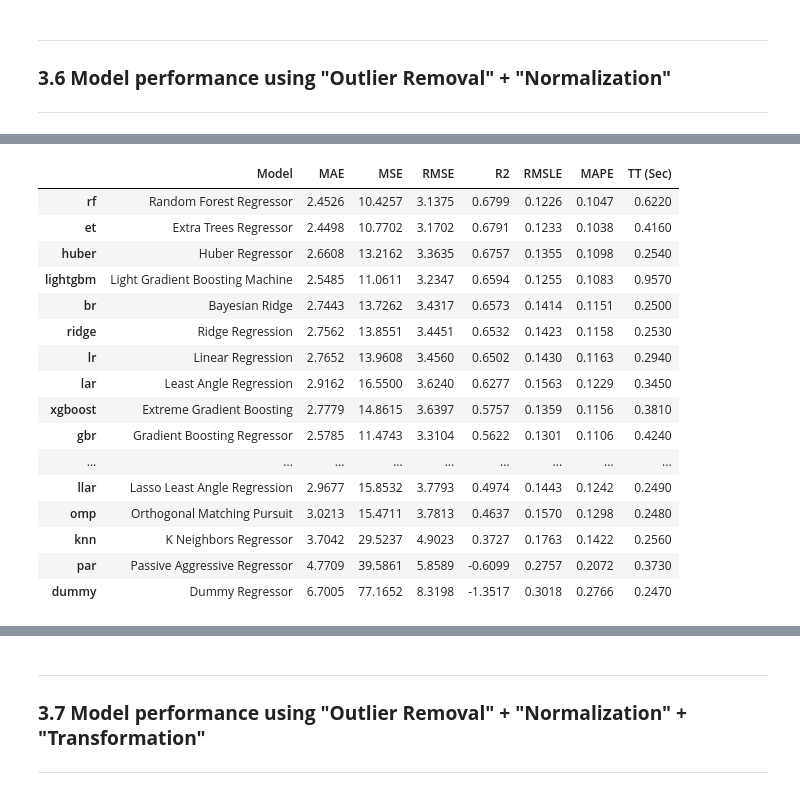
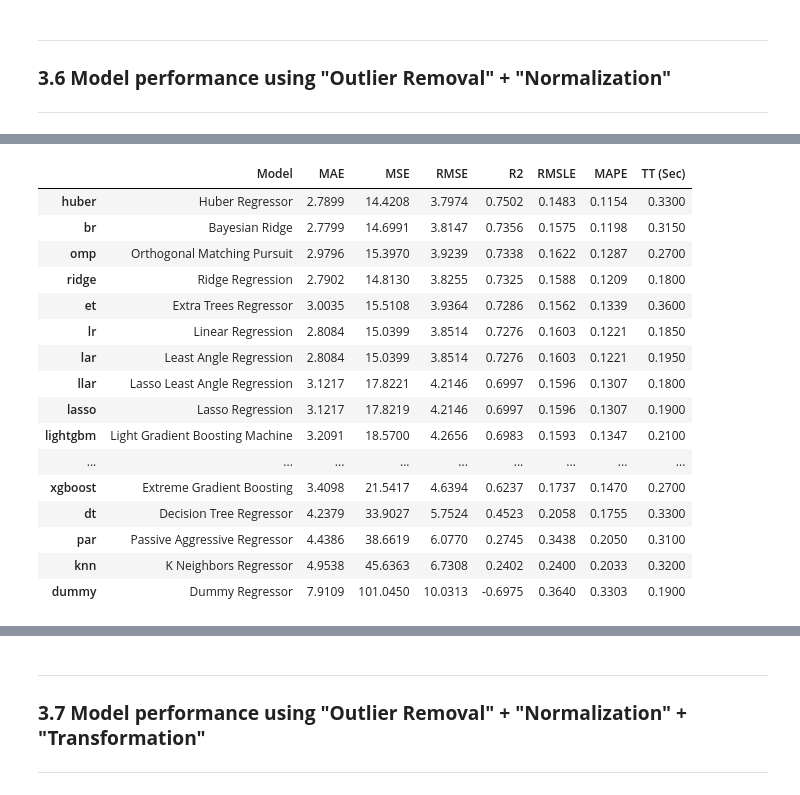
Before and after one commit to psrana/Machine-Learning-using-PyCaret, a Jupyter notebook: 01_Regression.ipynb, the cells around one changed output, grey strips where cells are left out. Drawn from its saved outputs; the diff is of its cells as text; code cells hidden in the pictures.

```diff
--- a/01_Regression.ipynb
+++ b/01_Regression.ipynb
@@ -386,29 +488,42 @@ cm = compare_models()
 ### **3.6 Model performance using "Outlier Removal" + "Normalization"**
 ---
 # %%
-setup(data = bostonDataSet, target = 'medv',
-      remove_outliers = True, outliers_threshold = 0.05,
-      normalize = True, normalize_method = 'zscore', data_split_shuffle = False, verbose=False)
+from pycaret.datasets import get_data
+from pycaret.regression import *
+myDataSet = get_data("boston", verbose = False)
+
+setup(data = myDataSet, target = 'medv',
+      remove_outliers = True,
+      outliers_threshold = 0.05,
+      normalize = True,
+      normalize_method = 'zscore',
+      data_split_shuffle = False,
+      fold = 2,
+      verbose = False)
+
 cm = compare_models()
+
+
+# Question: Does order of the data preprocessing matters ???
 # %% [output]
 [interactive output not drawn]
 |  | Model | MAE | MSE | RMSE | R2 | RMSLE | MAPE | TT (Sec) |
-| rf | Random Forest Regressor | 2.4526 | 10.4257 | 3.1375 | 0.6799 | 0.1226 | 0.1047 | 0.6220 |
-| et | Extra Trees Regressor | 2.4498 | 10.7702 | 3.1702 | 0.6791 | 0.1233 | 0.1038 | 0.4160 |
-| huber | Huber Regressor | 2.6608 | 13.2162 | 3.3635 | 0.6757 | 0.1355 | 0.1098 | 0.2540 |
-| lightgbm | Light Gradient Boosting Machine | 2.5485 | 11.0611 | 3.2347 | 0.6594 | 0.1255 | 0.1083 | 0.9570 |
-| br | Bayesian Ridge | 2.7443 | 13.7262 | 3.4317 | 0.6573 | 0.1414 | 0.1151 | 0.2500 |
-| ridge | Ridge Regression | 2.7562 | 13.8551 | 3.4451 | 0.6532 | 0.1423 | 0.1158 | 0.2530 |
-| lr | Linear Regression | 2.7652 | 13.9608 | 3.4560 | 0.6502 | 0.1430 | 0.1163 | 0.2940 |
-| lar | Least Angle Regression | 2.9162 | 16.5500 | 3.6240 | 0.6277 | 0.1563 | 0.1229 | 0.3450 |
-| xgboost | Extreme Gradient Boosting | 2.7779 | 14.8615 | 3.6397 | 0.5757 | 0.1359 | 0.1156 | 0.3810 |
-| gbr | Gradient Boosting Regressor | 2.5785 | 11.4743 | 3.3104 | 0.5622 | 0.1301 | 0.1106 | 0.4240 |
+| huber | Huber Regressor | 2.7899 | 14.4208 | 3.7974 | 0.7502 | 0.1483 | 0.1154 | 0.3300 |
+| br | Bayesian Ridge | 2.7799 | 14.6991 | 3.8147 | 0.7356 | 0.1575 | 0.1198 | 0.3150 |
+| omp | Orthogonal Matching Pursuit | 2.9796 | 15.3970 | 3.9239 | 0.7338 | 0.1622 | 0.1287 | 0.2700 |
+| ridge | Ridge Regression | 2.7902 | 14.8130 | 3.8255 | 0.7325 | 0.1588 | 0.1209 | 0.1800 |
+| et | Extra Trees Regressor | 3.0035 | 15.5108 | 3.9364 | 0.7286 | 0.1562 | 0.1339 | 0.3600 |
+| lr | Linear Regression | 2.8084 | 15.0399 | 3.8514 | 0.7276 | 0.1603 | 0.1221 | 0.1850 |
+| lar | Least Angle Regression | 2.8084 | 15.0399 | 3.8514 | 0.7276 | 0.1603 | 0.1221 | 0.1950 |
+| llar | Lasso Least Angle Regression | 3.1217 | 17.8221 | 4.2146 | 0.6997 | 0.1596 | 0.1307 | 0.1800 |
+| lasso | Lasso Regression | 3.1217 | 17.8219 | 4.2146 | 0.6997 | 0.1596 | 0.1307 | 0.1900 |
+| lightgbm | Light Gradient Boosting Machine | 3.2091 | 18.5700 | 4.2656 | 0.6983 | 0.1593 | 0.1347 | 0.2100 |
 | ... | ... | ... | ... | ... | ... | ... | ... | ... |
-| llar | Lasso Least Angle Regression | 2.9677 | 15.8532 | 3.7793 | 0.4974 | 0.1443 | 0.1242 | 0.2490 |
-| omp | Orthogonal Matching Pursuit | 3.0213 | 15.4711 | 3.7813 | 0.4637 | 0.1570 | 0.1298 | 0.2480 |
-| knn | K Neighbors Regressor | 3.7042 | 29.5237 | 4.9023 | 0.3727 | 0.1763 | 0.1422 | 0.2560 |
-| par | Passive Aggressive Regressor | 4.7709 | 39.5861 | 5.8589 | -0.6099 | 0.2757 | 0.2072 | 0.3730 |
-| dummy | Dummy Regressor | 6.7005 | 77.1652 | 8.3198 | -1.3517 | 0.3018 | 0.2766 | 0.2470 |
+| xgboost | Extreme Gradient Boosting | 3.4098 | 21.5417 | 4.6394 | 0.6237 | 0.1737 | 0.1470 | 0.2700 |
+| dt | Decision Tree Regressor | 4.2379 | 33.9027 | 5.7524 | 0.4523 | 0.2058 | 0.1755 | 0.3300 |
+| par | Passive Aggressive Regressor | 4.4386 | 38.6619 | 6.0770 | 0.2745 | 0.3438 | 0.2050 | 0.3100 |
+| knn | K Neighbors Regressor | 4.9538 | 45.6363 | 6.7308 | 0.2402 | 0.2400 | 0.2033 | 0.3200 |
+| dummy | Dummy Regressor | 7.9109 | 101.0450 | 10.0313 | -0.6975 | 0.3640 | 0.3303 | 0.1900 |
 [interactive output not drawn]
 # %% [markdown]
 ---
```
Also changed, not shown: parts of 61 cells of this notebook.
